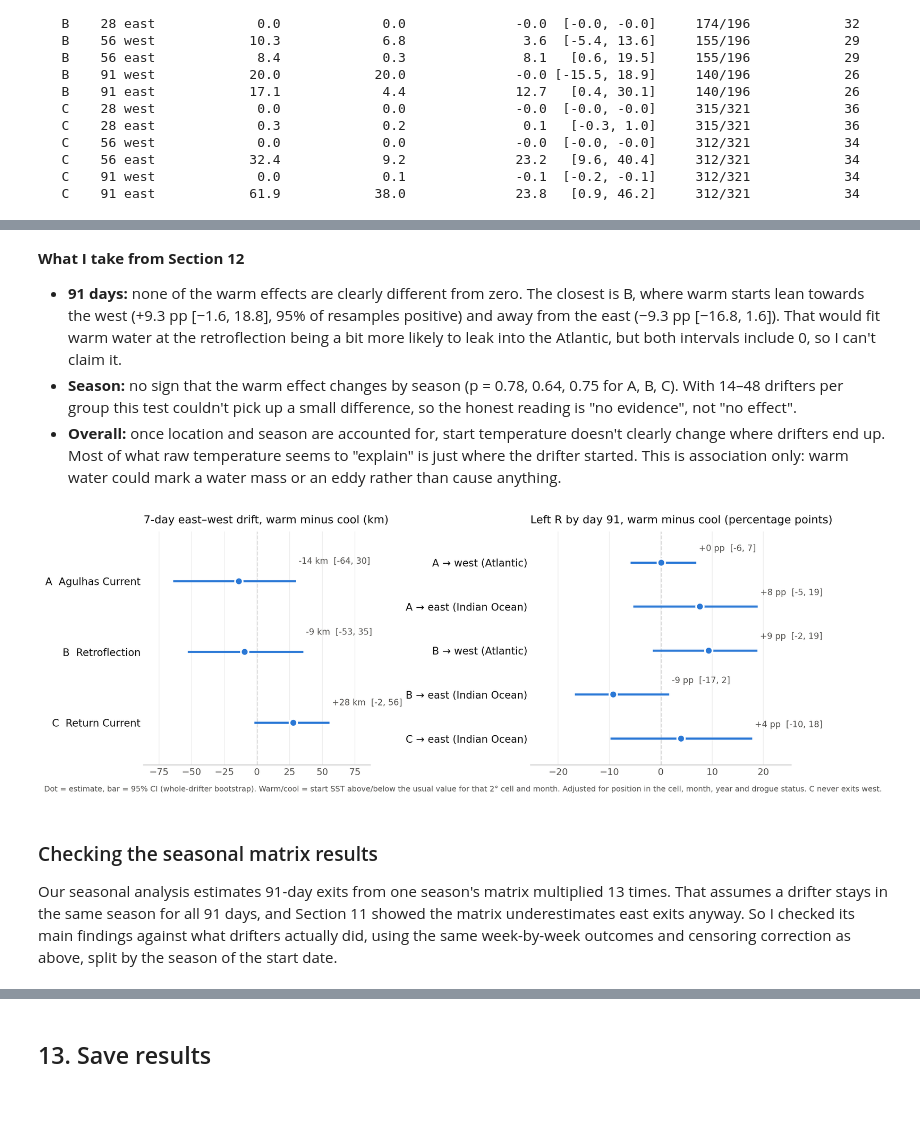
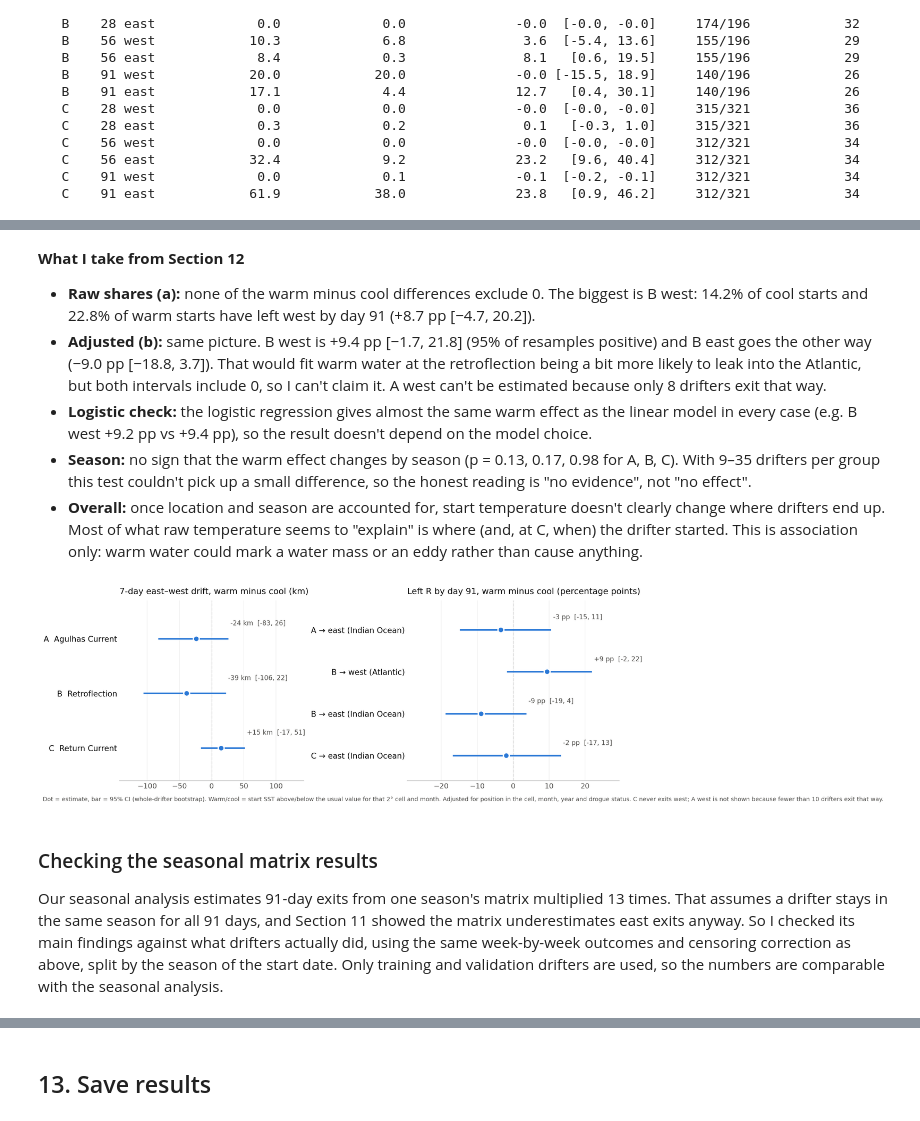
Before and after one commit to vrishinm/2026-Data3001-XIE-G2, a Jupyter notebook: Lucy_temperature_and_handover.ipynb, the cells around one changed output, grey strips where cells are left out. Drawn from its saved outputs; the diff is of its cells as text; code cells hidden in the pictures.

```diff
--- a/Lucy_temperature_and_handover.ipynb
+++ b/Lucy_temperature_and_handover.ipynb
@@ -1232,7 +1241,7 @@ cell  days side  observed_val_%  matrix_train_%  obs_minus_matrix     boot_ci95
    C    91 west             0.0             0.1              -0.1  [-0.2, -0.1]     312/321            34
    C    91 east            61.9            38.0              23.8   [0.9, 46.2]     312/321            34
 # %%
-# 91-day exits again, keeping censored starts until the week they are lost (all drifters)
+# 91-day exits again, keeping censored starts until the week they are lost (train + val drifters)
 def chain_weeks(pairs, start_cell, weeks):
     """like chain_outcomes, but also returns the week each start exits or is censored"""
     t_ns = pairs.time.values.astype("datetime64[ns]").astype(np.int64)
@@ -1270,10 +1279,11 @@ def drifter_weights(traj, B, rng):
     ids, pos = np.unique(traj, return_inverse=True)
     return [np.bincount(rng.integers(0, len(ids), len(ids)), minlength=len(ids))[pos] for _ in range(B)]
 
+pairs_tv = pairs7[pairs7.split != "test"].reset_index(drop=True)   # test drifters stay locked
 rng_c = np.random.default_rng(91)
 rows = []
 for name, cid in cells_abc.items():
-    o = chain_weeks(pairs7, cid, 13)
+    o = chain_weeks(pairs_tv, cid, 13)
     out, wk = o.out.values, o.wk.values
     W = drifter_weights(o.traj.values, 500, rng_c)
     for s_ in ["west", "east"]:
@@ -1284,6 +1294,6 @@ for name, cid in cells_abc.items():
                      "drop_censored_%": round(100 * naive, 1),
                      "corrected_%": round(100 * cum_incidence(out, wk, s_, np.ones(len(o))), 1),
                      "boot_ci95": f"[{ci_[0]:.1f}, {ci_[1]:.1f}]"})
-print("left R by day 91, all drifters: dropping censored starts vs cumulative incidence")
+print("left R by day 91, train + val drifters: dropping censored starts vs cumulative incidence")
 print(pd.DataFrame(rows).to_string(index=False))
 # %% [output]
@@ -1311,28 +1323,0 @@ Then, following the lecturer's suggestion, I check whether the warm effect diffe
-# %%
-rows = []
-fig_91 = []                                   # kept for the figure
-for name, cid in cells_abc.items():
-    o = chain_outcomes(pairs7, cid, 13)          # 13 weeks = 91 days
-    sub = pairs7[pairs7.origin_cell == cid].copy()
-    sub["out"] = o.out.values                    # same row order
-    sub = sub[(sub.out != "censored") & sub.anom.notna()].copy()
-    sub["warm2"] = (sub.anom > 0).astype(int)
-    sub["year"] = sub.time.dt.year
-    for s_ in ["west", "east"]:
-        sub["y"] = (sub.out == s_).astype(int)
-        base = {"cell": name, "side": s_, "starts": len(sub), "drifters": sub.traj.nunique(),
-                "exits": int(sub.y.sum()), "exit_drifters": sub.loc[sub.y == 1, "traj"].nunique()}
-        if base["exit_drifters"] < 10:
-            rows.append({**base, "note": "fewer than 10 drifters exit this way: not estimated"})
-            continue
-        raw = sub.groupby("warm2").y.mean()
-        # linear probability model: coef = change in the chance of exiting
-        b, (lo, hi), pos = drifter_bootstrap(sub, "y ~ warm2 + x_off_km + y_off_km + C(month) + year + drogued",
-                                             "warm2", B=500)
-        fig_91.append({"cell": name, "side": s_, "est": 100 * b, "lo": 100 * lo, "hi": 100 * hi})
-        rows.append({**base, "exit%_cool": round(100 * raw.get(0, np.nan), 1),
-                     "exit%_warm": round(100 * raw.get(1, np.nan), 1),
-                     "warm_effect_pp": round(100 * b, 1), "boot_ci95_pp": f"[{100 * lo:.1f}, {100 * hi:.1f}]",
-                     "share_positive": round(pos, 2)})
-print("exit by day 91 (observed), warm vs cool starts")
-print(pd.DataFrame(rows).to_string(index=False))
@@ -1391,8 +1436,10 @@ C    DJF                18             23
 # %% [markdown]
 **What I take from Section 12**
-- **91 days:** none of the warm effects are clearly different from zero. The closest is B, where warm starts lean towards the west (+9.3 pp [−1.6, 18.8], 95% of resamples positive) and away from the east (−9.3 pp [−16.8, 1.6]). That would fit warm water at the retroflection being a bit more likely to leak into the Atlantic, but both intervals include 0, so I can't claim it.
-- **Season:** no sign that the warm effect changes by season (p = 0.78, 0.64, 0.75 for A, B, C). With 14–48 drifters per group this test couldn't pick up a small difference, so the honest reading is "no evidence", not "no effect".
-- **Overall:** once location and season are accounted for, start temperature doesn't clearly change where drifters end up. Most of what raw temperature seems to "explain" is just where the drifter started. This is association only: warm water could mark a water mass or an eddy rather than cause anything.
+- **Raw shares (a):** none of the warm minus cool differences exclude 0. The biggest is B west: 14.2% of cool starts and 22.8% of warm starts have left west by day 91 (+8.7 pp [−4.7, 20.2]).
+- **Adjusted (b):** same picture. B west is +9.4 pp [−1.7, 21.8] (95% of resamples positive) and B east goes the other way (−9.0 pp [−18.8, 3.7]). That would fit warm water at the retroflection being a bit more likely to leak into the Atlantic, but both intervals include 0, so I can't claim it. A west can't be estimated because only 8 drifters exit that way.
+- **Logistic check:** the logistic regression gives almost the same warm effect as the linear model in every case (e.g. B west +9.2 pp vs +9.4 pp), so the result doesn't depend on the model choice.
+- **Season:** no sign that the warm effect changes by season (p = 0.13, 0.17, 0.98 for A, B, C). With 9–35 drifters per group this test couldn't pick up a small difference, so the honest reading is "no evidence", not "no effect".
+- **Overall:** once location and season are accounted for, start temperature doesn't clearly change where drifters end up. Most of what raw temperature seems to "explain" is where (and, at C, when) the drifter started. This is association only: warm water could mark a water mass or an eddy rather than cause anything.
 # %%
 # Figure: warm minus cool, 7-day drift (left) and 91-day exits (right), numbers from fig_7d / fig_91
 import matplotlib.pyplot as plt
@@ -1401,46 +1448,47 @@ INK, INK2, MARK = "#0b0b0b", "#52514e", "#2a78d6"
 f7 = pd.DataFrame(fig_7d).set_index("cell").loc[["C", "B", "A"]]
 f91 = pd.DataFrame(fig_91)
 f91["label"] = f91.cell + " \u2192 " + f91.side.map({"west": "west (Atlantic)", "east": "east (Indian Ocean)"})
-f91 = f91.set_index("label").loc[["C \u2192 east (Indian Ocean)", "B \u2192 east (Indian Ocean)",
-                                   "B \u2192 west (Atlantic)", "A \u2192 east (Indian Ocean)", "A \u2192 west (Atlantic)"]]
+order91 = ["C → east (Indian Ocean)", "B → east (Indian Ocean)", "B → west (Atlantic)",
+           "A → east (Indian Ocean)", "A → west (Atlantic)"]
+f91 = f91.set_index("label").loc[[l for l in order91 if l in f91.label.values]]   # skip anything not estimated
 names7 = {"A": "A  Agulhas Current", "B": "B  Retroflection", "C": "C  Return Current"}
 
 fig, axes = plt.subplots(1, 2, figsize=(13, 4.6), dpi=200, gridspec_kw={"width_ratios": [1, 1.15]})
 panels = [(axes[0], f7, [names7[c] for c in f7.index], "km", "7-day east\u2013west drift, warm minus cool (km)"),
           (axes[1], f91, list(f91.index), "pp", "Left R by day 91, warm minus cool (percentage points)")]
 for ax, d, labels, unit, title in panels:
     y = np.arange(len(d))
     ax.axvline(0, color="#bbbbbb", lw=1.2, ls="--", zorder=0)
     ax.hlines(y, d.lo, d.hi, color=MARK, lw=2.5, zorder=2)
     ax.plot(d.est, y, "o", ms=9, color=MARK, mec="white", mew=2, zorder=3)
     for yi, (e, lo, hi) in enumerate(zip(d.est, d.lo, d.hi)):
         ax.text(hi, yi + 0.22, f" {e:+.0f} {unit}  [{lo:.0f}, {hi:.0f}]", fontsize=10, color=INK2, va="bottom")
     ax.set_yticks(y)
     ax.set_yticklabels(labels, fontsize=12, color=INK)
     ax.set_ylim(-0.6, len(d) - 0.3)
     ax.set_title(title, fontsize=13, color=INK, loc="left", pad=10)
     ax.tick_params(axis="x", labelsize=11, colors=INK2, length=0)
     ax.tick_params(axis="y", length=0)
     ax.grid(axis="x", color="#eeeeee", lw=0.8)
     ax.set_axisbelow(True)
     for s in ["top", "right", "left"]:
         ax.spines[s].set_visible(False)
     ax.spines["bottom"].set_color("#bbbbbb")
     lim = max(abs(d.lo).max(), abs(d.hi).max()) * 1.35
     ax.set_xlim(-lim, lim)
 
 fig.text(0.01, -0.02, "Dot = estimate, bar = 95% CI (whole-drifter bootstrap). Warm/cool = start SST above/below the usual "
          "value for that 2\u00b0 cell and month. Adjusted for position in the cell, month, year and drogue status. "
-         "C never exits west.", fontsize=9, color=INK2)
+         "C never exits west; A west is not shown because fewer than 10 drifters exit that way.", fontsize=9, color=INK2)
 plt.tight_layout()
 plt.savefig("fig_temperature_effect.png", dpi=200, bbox_inches="tight", facecolor="white")
 plt.show()
 # %% [output]
-[figure, old version]
+[figure, new version]
 # %% [markdown]
 ### Checking the seasonal matrix results
 
-Our seasonal analysis estimates 91-day exits from one season's matrix multiplied 13 times. That assumes a drifter stays in the same season for all 91 days, and Section 11 showed the matrix underestimates east exits anyway. So I checked its main findings against what drifters actually did, using the same week-by-week outcomes and censoring correction as above, split by the season of the start date.
+Our seasonal analysis estimates 91-day exits from one season's matrix multiplied 13 times. That assumes a drifter stays in the same season for all 91 days, and Section 11 showed the matrix underestimates east exits anyway. So I checked its main findings against what drifters actually did, using the same week-by-week outcomes and censoring correction as above, split by the season of the start date. Only training and validation drifters are used, so the numbers are comparable with the seasonal analysis.
 # %%
 # 91-day exits by season of the start date, each season vs the rest of the year (same resamples for both)
 rng_s = np.random.default_rng(10)
```
Also changed, not shown: parts of 26 cells of this notebook.
